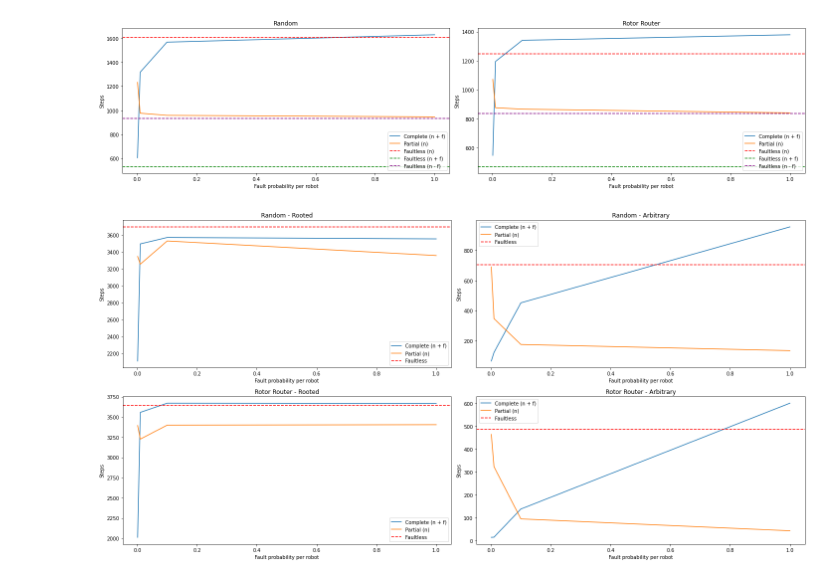
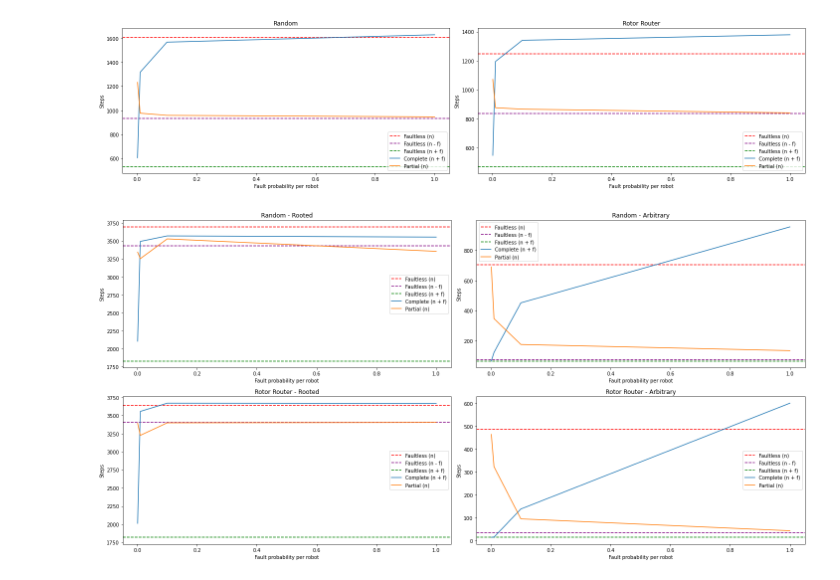
Before and after one commit to pukanszkypeter/fault-tolerant-dispersion, a Jupyter notebook: data/diagrams.ipynb, the cells around one changed output. Cells and saved outputs as stored; diff of their text form; code cells hidden in the pictures.

```diff
--- a/data/diagrams.ipynb
+++ b/data/diagrams.ipynb
@@ -24,22 +24,24 @@ general_rr_fy_p = faulty[(faulty["algorithm_type"] == "ROTOR_ROUTER") & (faulty[
 fig, axs = plt.subplots(nrows=1, ncols=2, figsize=(20, 5))
 
 # plot the data for the first chart
+axs[0].axhline(y = general_rw_fl_normal, color="red", linestyle="--", label = "Faultless (n)")
+axs[0].axhline(y = general_rw_fl_minus, color="purple", linestyle="--", label = "Faultless (n - f)")
+axs[0].axhline(y = general_rw_fl_plus, color="green", linestyle="--", label = "Faultless (n + f)")
 axs[0].plot(general_rw_fy_c.index, general_rw_fy_c.values, label = "Complete (n + f)")
 axs[0].plot(general_rw_fy_p.index, general_rw_fy_p.values, label = "Partial (n)")
-axs[0].axhline(y = general_rw_fl_normal, color="red", linestyle="--", label = "Faultless (n)")
-axs[0].axhline(y = general_rw_fl_plus, color="green", linestyle="--", label = "Faultless (n + f)")
-axs[0].axhline(y = general_rw_fl_minus, color="purple", linestyle="--", label = "Faultless (n - f)")
+
 axs[0].set_xlabel("Fault probability per robot")
 axs[0].set_ylabel("Steps")
 axs[0].set_title('Random')
 axs[0].legend()
 
 # plot the data for the second chart
+axs[1].axhline(y = general_rr_fl_normal, color="red", linestyle="--", label = "Faultless (n)")
+axs[1].axhline(y = general_rr_fl_minus, color="purple", linestyle="--", label = "Faultless (n - f)")
+axs[1].axhline(y = general_rr_fl_plus, color="green", linestyle="--", label = "Faultless (n + f)")
 axs[1].plot(general_rr_fy_c.index, general_rr_fy_c.values, label = "Complete (n + f)")
 axs[1].plot(general_rr_fy_p.index, general_rr_fy_p.values, label = "Partial (n)")
-axs[1].axhline(y = general_rr_fl_normal, color="red", linestyle="--", label = "Faultless (n)")
-axs[1].axhline(y = general_rr_fl_plus, color="green", linestyle="--", label = "Faultless (n + f)")
-axs[1].axhline(y = general_rr_fl_minus, color="purple", linestyle="--", label = "Faultless (n - f)")
+
 axs[1].set_xlabel("Fault probability per robot")
 axs[1].set_ylabel("Steps")
 axs[1].set_title('Rotor Router')
@@ -49,22 +51,30 @@ axs[1].legend()
 plt.tight_layout()
 plt.show()
 # %% [output]
-[figure, old version]
+[figure, new version]
 # %%
 # BARBELL
-barbell_rw_fl_r = faultless[(faultless["algorithm_type"] == "RANDOM") & (faultless["graph_type"] == "BARBELL") & (faultless["teams"] == 1)]["steps"].mean()
+barbell_rw_fl_r_normal = faultless[(faultless["algorithm_type"] == "RANDOM") & (faultless["graph_type"] == "BARBELL") & (faultless["teams"] == 1) & (faultless["nodes"] == faultless["robots"])]["steps"].mean()
+barbell_rw_fl_r_plus = faultless[(faultless["algorithm_type"] == "RANDOM") & (faultless["graph_type"] == "BARBELL") & (faultless["teams"] == 1) & (faultless["nodes"] < faultless["robots"])]["steps"].mean()
+barbell_rw_fl_r_minus = faultless[(faultless["algorithm_type"] == "RANDOM") & (faultless["graph_type"] == "BARBELL") & (faultless["teams"] == 1) & (faultless["nodes"] > faultless["robots"])]["steps"].mean()
 barbell_rw_fy_c_r = faulty[(faulty["algorithm_type"] == "RANDOM") & (faulty["nodes"] < faulty["robots"]) & (faulty["graph_type"] == "BARBELL") & (faulty["teams"] == 1)].groupby("probability")["steps"].mean()
 barbell_rw_fy_p_r = faulty[(faulty["algorithm_type"] == "RANDOM") & (faulty["nodes"] >= faulty["robots"]) & (faulty["graph_type"] == "BARBELL") & (faulty["teams"] == 1)].groupby("probability")["steps"].mean()
 
-barbell_rw_fl_a = faultless[(faultless["algorithm_type"] == "RANDOM") & (faultless["graph_type"] == "BARBELL") & (faultless["teams"] > 1)]["steps"].mean()
+barbell_rw_fl_a_normal = faultless[(faultless["algorithm_type"] == "RANDOM") & (faultless["graph_type"] == "BARBELL") & (faultless["teams"] > 1) & (faultless["nodes"] == faultless["robots"])]["steps"].mean()
+barbell_rw_fl_a_plus = faultless[(faultless["algorithm_type"] == "RANDOM") & (faultless["graph_type"] == "BARBELL") & (faultless["teams"] > 1) & (faultless["nodes"] < faultless["robots"])]["steps"].mean()
+barbell_rw_fl_a_minus = faultless[(faultless["algorithm_type"] == "RANDOM") & (faultless["graph_type"] == "BARBELL") & (faultless["teams"] > 1) & (faultless["nodes"] > faultless["robots"])]["steps"].mean()
 barbell_rw_fy_c_a = faulty[(faulty["algorithm_type"] == "RANDOM") & (faulty["nodes"] < faulty["robots"]) & (faulty["graph_type"] == "BARBELL") & (faulty["teams"] > 1)].groupby("probability")["steps"].mean()
 barbell_rw_fy_p_a = faulty[(faulty["algorithm_type"] == "RANDOM") & (faulty["nodes"] >= faulty["robots"]) & (faulty["graph_type"] == "BARBELL") & (faulty["teams"] > 1)].groupby("probability")["steps"].mean()
 
-barbell_rr_fl_r = faultless[(faultless["algorithm_type"] == "ROTOR_ROUTER") & (faultless["graph_type"] == "BARBELL") & (faultless["teams"] == 1)]["steps"].mean()
+barbell_rr_fl_r_normal = faultless[(faultless["algorithm_type"] == "ROTOR_ROUTER") & (faultless["graph_type"] == "BARBELL") & (faultless["teams"] == 1) & (faultless["nodes"] == faultless["robots"])]["steps"].mean()
+barbell_rr_fl_r_plus = faultless[(faultless["algorithm_type"] == "ROTOR_ROUTER") & (faultless["graph_type"] == "BARBELL") & (faultless["teams"] == 1) & (faultless["nodes"] < faultless["robots"])]["steps"].mean()
+barbell_rr_fl_r_minus = faultless[(faultless["algorithm_type"] == "ROTOR_ROUTER") & (faultless["graph_type"] == "BARBELL") & (faultless["teams"] == 1) & (faultless["nodes"] > faultless["robots"])]["steps"].mean()
 barbell_rr_fy_c_r = faulty[(faulty["algorithm_type"] == "ROTOR_ROUTER") & (faulty["nodes"] < faulty["robots"]) & (faulty["graph_type"] == "BARBELL") & (faulty["teams"] == 1)].groupby("probability")["steps"].mean()
 barbell_rr_fy_p_r = faulty[(faulty["algorithm_type"] == "ROTOR_ROUTER") & (faulty["nodes"] >= faulty["robots"]) & (faulty["graph_type"] == "BARBELL") & (faulty["teams"] == 1)].groupby("probability")["steps"].mean()
 
-barbell_rr_fl_a = faultless[(faultless["algorithm_type"] == "ROTOR_ROUTER") & (faultless["graph_type"] == "BARBELL") & (faultless["teams"] > 1)]["steps"].mean()
+barbell_rr_fl_a_normal = faultless[(faultless["algorithm_type"] == "ROTOR_ROUTER") & (faultless["graph_type"] == "BARBELL") & (faultless["teams"] > 1) & (faultless["nodes"] == faultless["robots"])]["steps"].mean()
+barbell_rr_fl_a_plus = faultless[(faultless["algorithm_type"] == "ROTOR_ROUTER") & (faultless["graph_type"] == "BARBELL") & (faultless["teams"] > 1) & (faultless["nodes"] < faultless["robots"])]["steps"].mean()
+barbell_rr_fl_a_minus = faultless[(faultless["algorithm_type"] == "ROTOR_ROUTER") & (faultless["graph_type"] == "BARBELL") & (faultless["teams"] > 1) & (faultless["nodes"] > faultless["robots"])]["steps"].mean()
 barbell_rr_fy_c_a = faulty[(faulty["algorithm_type"] == "ROTOR_ROUTER") & (faulty["nodes"] < faulty["robots"]) & (faulty["graph_type"] == "BARBELL") & (faulty["teams"] > 1)].groupby("probability")["steps"].mean()
 barbell_rr_fy_p_a = faulty[(faulty["algorithm_type"] == "ROTOR_ROUTER") & (faulty["nodes"] >= faulty["robots"]) & (faulty["graph_type"] == "BARBELL") & (faulty["teams"] > 1)].groupby("probability")["steps"].mean()
 
@@ -72,45 +82,53 @@ barbell_rr_fy_p_a = faulty[(faulty["algorithm_type"] == "ROTOR_ROUTER") & (fault
 fig, axs = plt.subplots(nrows=2, ncols=2, figsize=(20, 10))
 
 # plot the data for the first chart
+axs[0,0].axhline(y = barbell_rw_fl_r_normal, color="red", linestyle="--", label = "Faultless (n)")
+axs[0,0].axhline(y = barbell_rw_fl_r_minus, color="purple", linestyle="--", label = "Faultless (n - f)")
+axs[0,0].axhline(y = barbell_rw_fl_r_plus, color="green", linestyle="--", label = "Faultless (n + f)")
 axs[0,0].plot(barbell_rw_fy_c_r.index, barbell_rw_fy_c_r.values, label = "Complete (n + f)")
 axs[0,0].plot(barbell_rw_fy_p_r.index, barbell_rw_fy_p_r.values, label = "Partial (n)")
-axs[0,0].axhline(y = barbell_rw_fl_r, color="r", linestyle="--", label = "Faultless")
 axs[0,0].set_xlabel("Fault probability per robot")
 axs[0,0].set_ylabel("Steps")
 axs[0,0].set_title('Random - Rooted')
 axs[0,0].legend()
 
 # plot the data for the second chart
+axs[0,1].axhline(y = barbell_rw_fl_a_normal, color="red", linestyle="--", label = "Faultless (n)")
+axs[0,1].axhline(y = barbell_rw_fl_a_minus, color="purple", linestyle="--", label = "Faultless (n - f)")
+axs[0,1].axhline(y = barbell_rw_fl_a_plus, color="green", linestyle="--", label = "Faultless (n + f)")
 axs[0,1].plot(barbell_rw_fy_c_a.index, barbell_rw_fy_c_a.values, label = "Complete (n + f)")
 axs[0,1].plot(barbell_rw_fy_p_a.index, barbell_rw_fy_p_a.values, label = "Partial (n)")
-axs[0,1].axhline(y = barbell_rw_fl_a, color="r", linestyle="--", label = "Faultless")
 axs[0,1].set_xlabel("Fault probability per robot")
 axs[0,1].set_ylabel("Steps")
 axs[0,1].set_title('Random - Arbitrary')
 axs[0,1].legend()
 
 # plot the data for the third chart
+axs[1,0].axhline(y = barbell_rr_fl_r_normal, color="red", linestyle="--", label = "Faultless (n)")
+axs[1,0].axhline(y = barbell_rr_fl_r_minus, color="purple", linestyle="--", label = "Faultless (n - f)")
+axs[1,0].axhline(y = barbell_rr_fl_r_plus, color="green", linestyle="--", label = "Faultless (n + f)")
 axs[1,0].plot(barbell_rr_fy_c_r.index, barbell_rr_fy_c_r.values, label = "Complete (n + f)")
 axs[1,0].plot(barbell_rr_fy_p_r.index, barbell_rr_fy_p_r.values, label = "Partial (n)")
-axs[1,0].axhline(y = barbell_rr_fl_r, color="r", linestyle="--", label = "Faultless")
 axs[1,0].set_xlabel("Fault probability per robot")
 axs[1,0].set_ylabel("Steps")
 axs[1,0].set_title('Rotor Router - Rooted')
 axs[1,0].legend()
 
 # plot the data for the fourth chart
+axs[1,1].axhline(y = barbell_rr_fl_a_normal, color="red", linestyle="--", label = "Faultless (n)")
+axs[1,1].axhline(y = barbell_rr_fl_a_minus, color="purple", linestyle="--", label = "Faultless (n - f)")
+axs[1,1].axhline(y = barbell_rr_fl_a_plus, color="green", linestyle="--", label = "Faultless (n + f)")
 axs[1,1].plot(barbell_rr_fy_c_a.index, barbell_rr_fy_c_a.values, label = "Complete (n + f)")
 axs[1,1].plot(barbell_rr_fy_p_a.index, barbell_rr_fy_p_a.values, label = "Partial (n)")
-axs[1,1].axhline(y = barbell_rr_fl_a, color="r", linestyle="--", label = "Faultless")
 axs[1,1].set_xlabel("Fault probability per robot")
 axs[1,1].set_ylabel("Steps")
 axs[1,1].set_title('Rotor Router - Arbitrary')
 axs[1,1].legend()
 
 # show the chart
 plt.tight_layout()
 plt.show()
 # %% [output]
-[figure, old version]
+[figure, new version]
 # %%
 # COMPLETE
```
Also changed, not shown: parts of 9 cells of this notebook, 1 other file.
